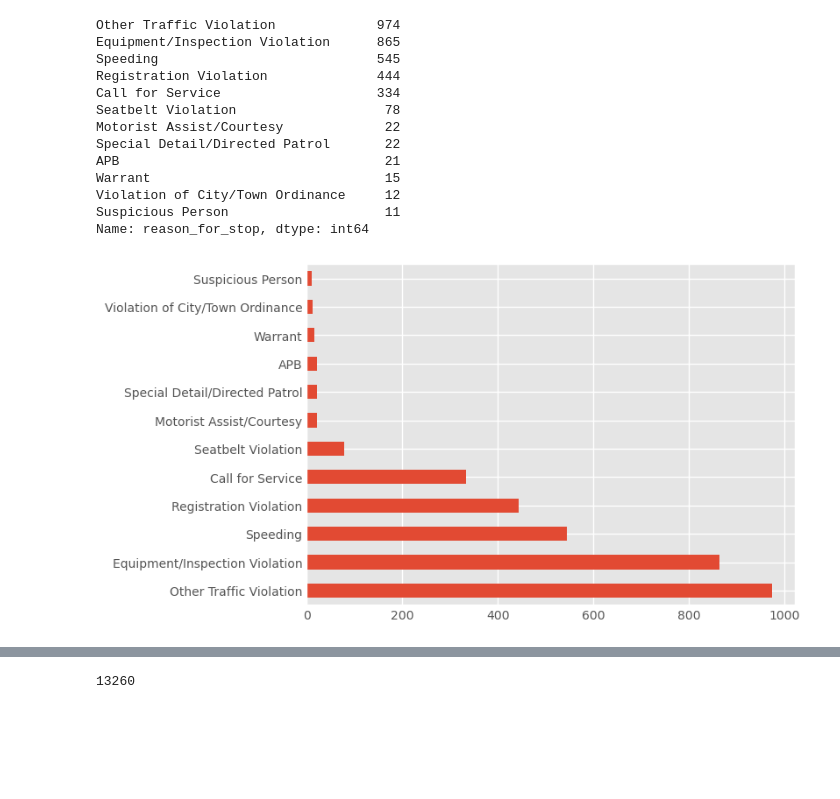
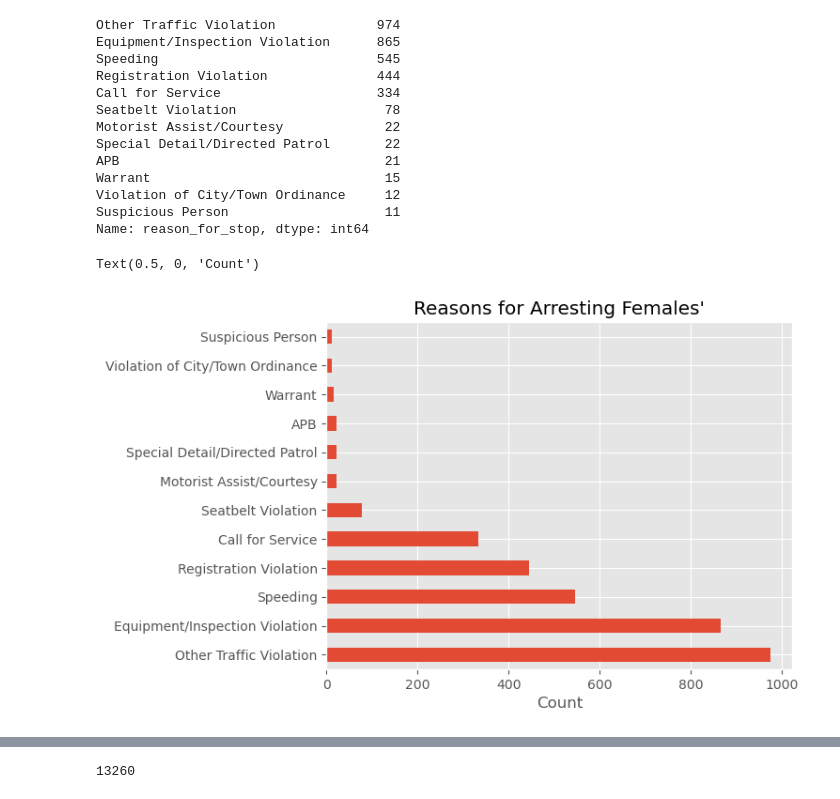
Before and after one commit to nevracorapsiz/Analyzing-Rhode-Island-Traffic-Stops, a Jupyter notebook: RI_TRAFFIC_STOPS.ipynb, the cells around one changed output, grey strips where cells are left out. Saved outputs shown, nothing was run; the diff lists cells and outputs as text; code cells hidden in the pictures; blank space fills up the shorter version.

```diff
--- a/RI_TRAFFIC_STOPS.ipynb
+++ b/RI_TRAFFIC_STOPS.ipynb
@@ -344,0 +385,4 @@ plt.style.use("ggplot")
+# %%
+f_m_reason_for_stop.plot(kind="barh",color=["red","blue"],title="Reasons for Stopping Males and Females")
+plt.style.use("ggplot")
+plt.xlabel("Count")
@@ -427,9 +474,11 @@ Violation of City/Town Ordinance     12
 Suspicious Person                    11
 Name: reason_for_stop, dtype: int64
 # %%
-female_arrest["reason_for_stop"].value_counts().plot(kind="barh")
+female_arrest["reason_for_stop"].value_counts().plot(kind="barh" ,title="Reasons for Arresting Females'")
 plt.style.use("ggplot")
+plt.xlabel("Count")
 # %% [output]
+Text(0.5, 0, 'Count')
-[figure, old version]
+[figure, new version]
 # %%
 male_arrest=df[(df.arrest_made==True) & (df.subject_sex=="male")]
```
Also changed, not shown: parts of 48 cells of this notebook, 21 other files.
